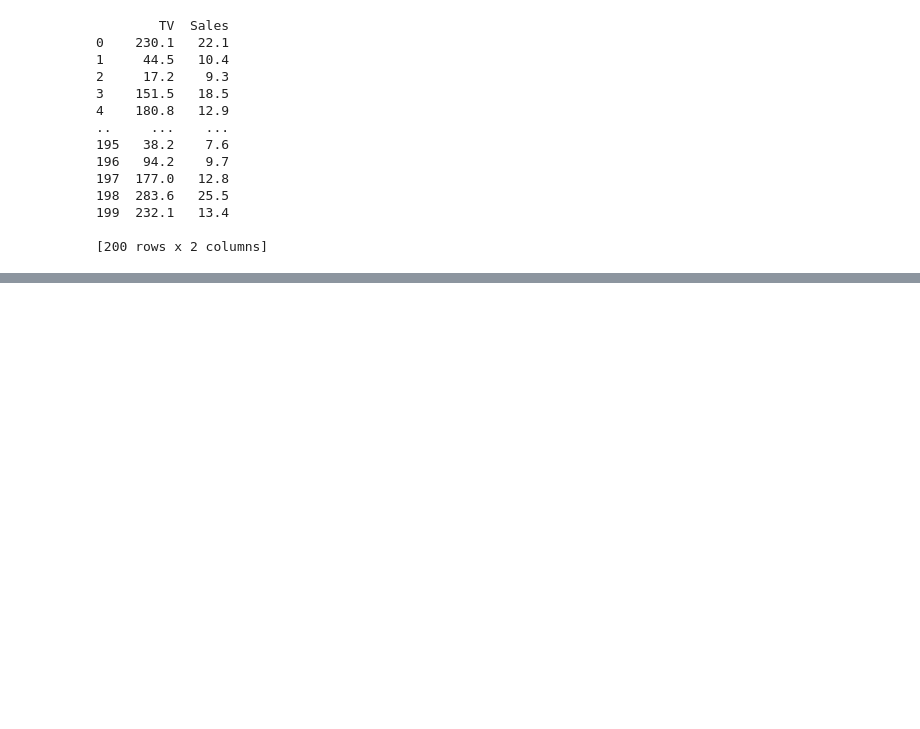
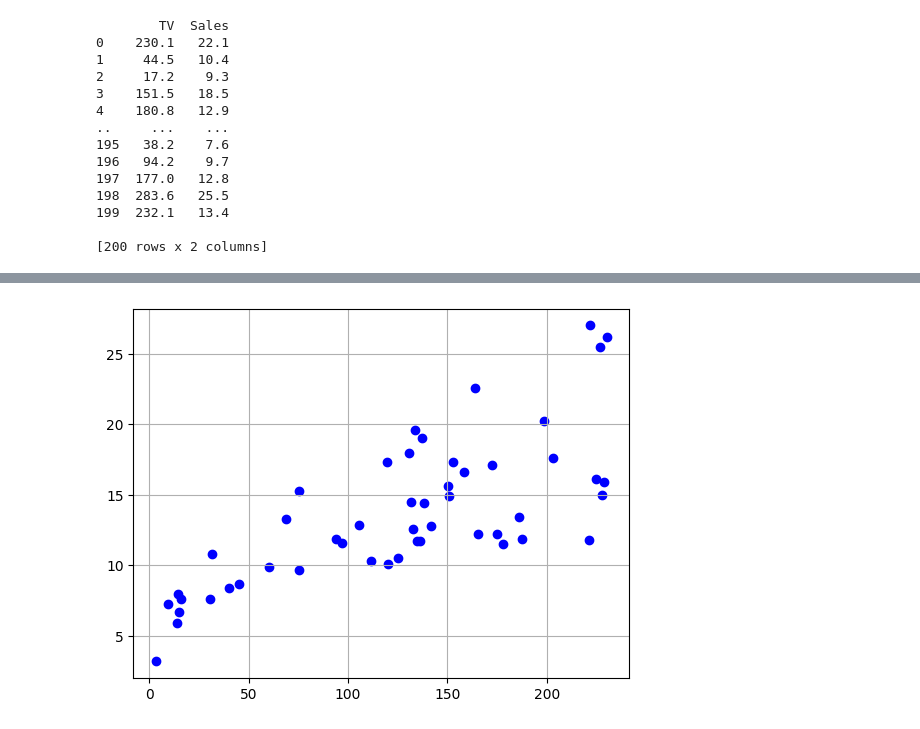
Before and after one commit to PapiChuloXX/Learning_ML, a Jupyter notebook: jpynb/tvmarketing.ipynb, the cells around one changed output, grey strips where cells are left out. Drawn from its saved outputs; the diff is of its cells as text; code cells hidden in the pictures; blank space fills up the shorter version.

```diff
--- a/jpynb/tvmarketing.ipynb
+++ b/jpynb/tvmarketing.ipynb
@@ -95,0 +120,14 @@ plt.show()
+# %%
+y_pred = np.zeros(x_test.shape[0])
+
+for i in range(x_test.shape[0]):
+    y_pred[i] = f(w,x_test[150 + i],b)
+
+reversen = lambda y: y +
+
+fig = plt.figure()
+plt.scatter(y_pred,y_test, color="blue", marker='o')
+
+plt.grid()
+# %% [output]
+[figure, added]
```
Also changed, not shown: parts of 5 cells of this notebook, 3 other files.
